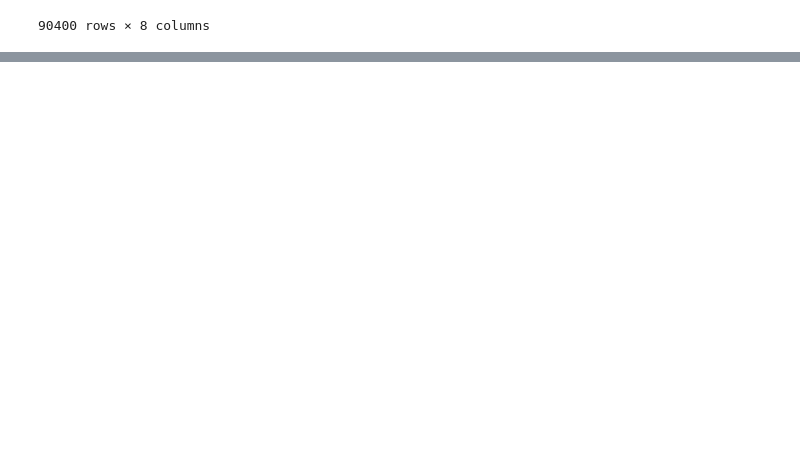
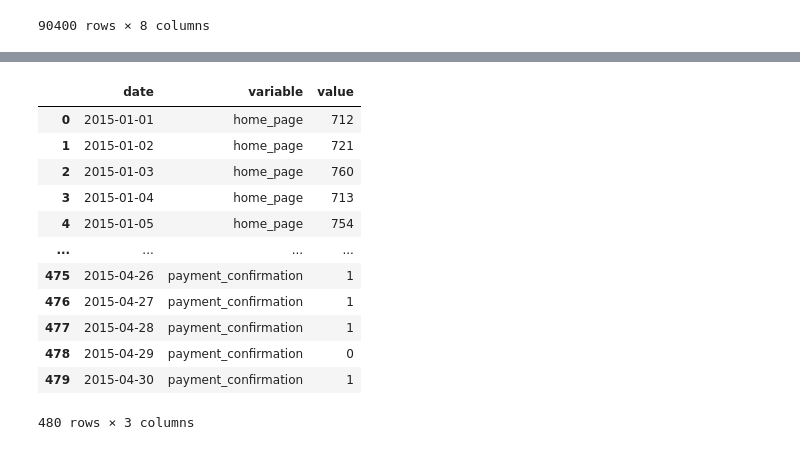
Before and after one commit to ironhack-datalabs/data-ber-06-20, a Jupyter notebook: Notes/module-3/week-8/1_applications-funnel.ipynb, the cells around one changed output, grey strips where cells are left out. Drawn from its saved outputs; the diff is of its cells as text; code cells hidden in the pictures; blank space fills up the shorter version.

```diff
--- a/Notes/module-3/week-8/1_applications-funnel.ipynb
+++ b/Notes/module-3/week-8/1_applications-funnel.ipynb
@@ -113,0 +120,2 @@ df.head()
+# %%
+pages = ["home_page", "search_page", "payment_page", "payment_confirmation"]
@@ -113,0 +201,22 @@ df.head()
+# %%
+(df
+ .groupby("date", as_index=False)
+ .agg({"home_page": "sum",
+       "search_page": "sum",
+       "payment_page": "sum",
+       "payment_confirmation": "sum"})
+ .melt(id_vars="date", value_vars=pages))
+# %% [output]
+|  | date | variable | value |
+| 0 | 2015-01-01 | home_page | 712 |
+| 1 | 2015-01-02 | home_page | 721 |
+| 2 | 2015-01-03 | home_page | 760 |
+| 3 | 2015-01-04 | home_page | 713 |
+| 4 | 2015-01-05 | home_page | 754 |
+| ... | ... | ... | ... |
+| 475 | 2015-04-26 | payment_confirmation | 1 |
+| 476 | 2015-04-27 | payment_confirmation | 1 |
+| 477 | 2015-04-28 | payment_confirmation | 1 |
+| 478 | 2015-04-29 | payment_confirmation | 0 |
+| 479 | 2015-04-30 | payment_confirmation | 1 |
+480 rows × 3 columns
```
Also changed, not shown: parts of 15 cells of this notebook.
